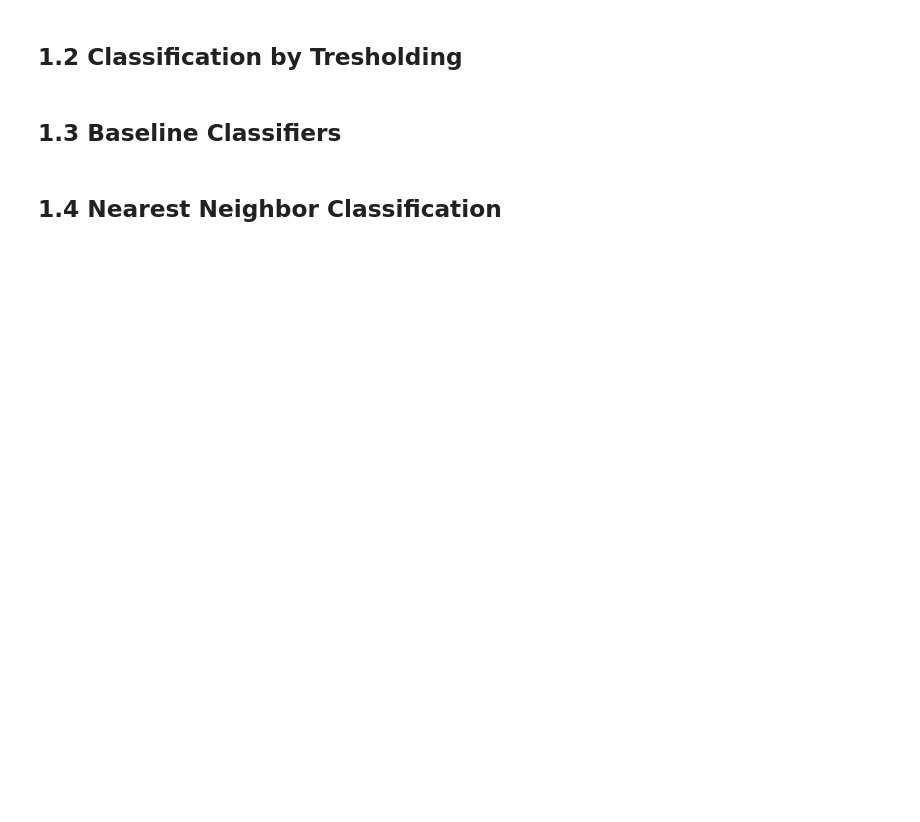
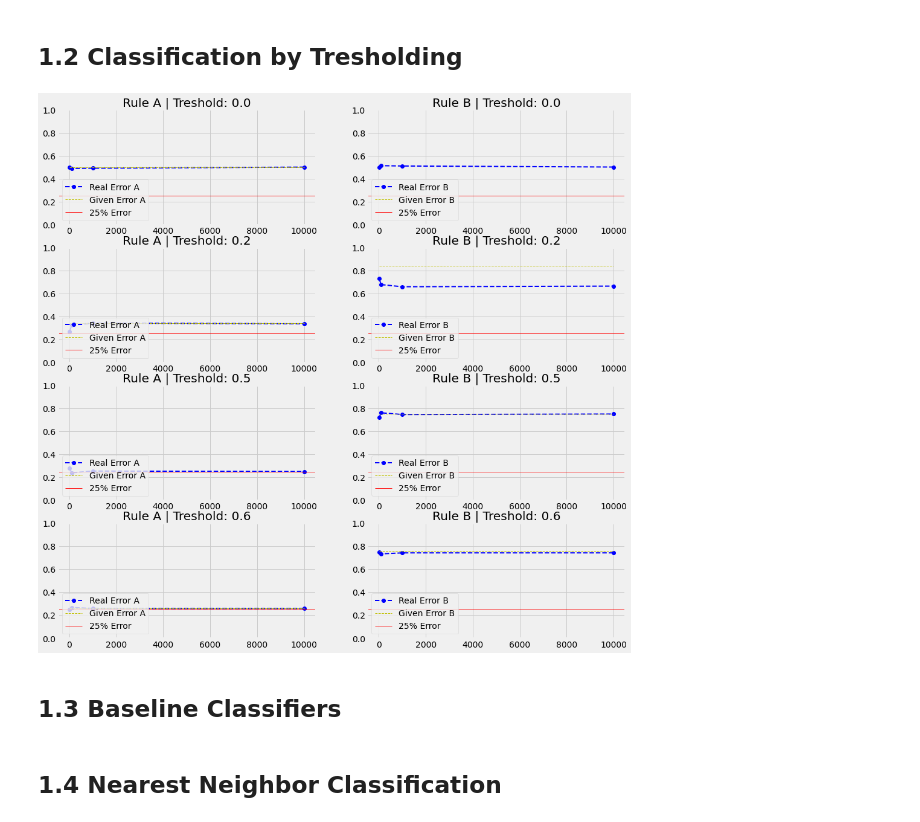
Before and after one commit to juso40/FoML21, a Jupyter notebook: ex01/monte_carlo.ipynb, the cells around one changed output. Cells and saved outputs as stored; diff of their text form; code cells hidden in the pictures; blank space fills up the shorter version.

Commit message:
updated 1.2 plots

```diff
--- a/ex01/monte_carlo.ipynb
+++ b/ex01/monte_carlo.ipynb
@@ -36,22 +36,73 @@ _ = ax[2].set_title("X for Y=0")
 # %%
 def rule_a(features_x: np.ndarray, x_treshold: float) -> np.ndarray:
     return np.array([0 if x < x_treshold else 1 for x in features_x])
 
 def rule_b(features_x: np.ndarray, x_treshold: float) -> np.ndarray:
     return np.array([1 if x < x_treshold else 0 for x in features_x])
 
 def error_prob_rule_a(x_treshold: float) -> float:
     return 0.25 + (x_treshold - 0.5)**2
 
 def error_prob_rule_b(x_treshold: float) -> float:
     return 0.75 + (x_treshold - 0.5)**2
 
 x_t: List[float] = [0.0, 0.2, 0.5, 0.6]
-M: Set[int] = {10, 100, 1000, 10000}
-for treshold in x_t:
-    for m in M:
+M: List[int] = [10, 100, 1000, 10000]
+
+fig: plt.Figure
+ax: List[List[plt.Axes]]
+fig, ax = plt.subplots(len(x_t), 2, figsize=(15, 15))
+
+error_a: float = 0.0
+error_b: float = 0.0
+for ax_i, treshold in enumerate(x_t):
+    plot_a: List[Tuple[int, float]] = []
+    plot_b: List[Tuple[int, float]] = []
+    error_func_a: List[Tuple[int, float]] = []
+    error_func_b: List[Tuple[int, float]] = []
+    for j, m in enumerate(M):
+        error_a = 0.0  # reset our errors for earch 10 runs
+        error_b = 0.0
         for i in range(10):
+            # Create Test Data
             x, y = create_data(m)
+
+            # RuleA
+            rule_y = rule_a(x, treshold)
+            diff: np.ndarray = (y+rule_y)  # if matched, then either 0+0 or 1+1, so error is 1
+            error_a += np.count_nonzero(diff==1)/len(diff)
+
+            # RuleB
+            rule_y = rule_b(x, treshold)
+            diff: np.ndarray = (y+rule_y)
+            error_b += np.count_nonzero(diff==1)/len(diff)
+        error_a /= 10  # divide our sum of errors by the amount of runs
+        error_b /= 10
+
+
+        plot_a.append((m, error_a))
+        plot_b.append((m, error_b))
+
+        error_func_a.append((m, error_prob_rule_a(treshold)))
+        error_func_b.append((m, error_prob_rule_b(treshold)))
+
+    # Plot Error A
+    ax[ax_i][0].plot(*zip(*plot_a), "--bo" , linewidth=2, label="Real Error A")
+    ax[ax_i][0].plot(*zip(*error_func_a), "--g" , linewidth=1, label="Given Error A")
+    ax[ax_i][0].set_title(f"Rule A | Treshold: {treshold}")
+    ax[ax_i][0].axhline(0.25, color="red", linewidth=1, label="25% Error")
+    ax[ax_i][0].set_ybound(0, 1)
+    ax[ax_i][0].legend(loc="lower left")
+
+    # Plot Error B
+    ax[ax_i][1].plot(*zip(*plot_b), "--bo" , linewidth=2, label="Real Error B")
+    ax[ax_i][1].plot(*zip(*error_func_b), "--g" , linewidth=1, label="Given Error B")
+    ax[ax_i][1].set_title(f"Rule B | Treshold: {treshold}")
+    ax[ax_i][1].axhline(0.25, color="red", linewidth=1, label="25% Error")
+    ax[ax_i][1].set_ybound(0, 1)
+    ax[ax_i][1].legend(loc="lower left")
+# %% [output]
+[figure, added]
 # %% [markdown]
 ## 1.3 Baseline Classifiers
 # %%
```
Also changed, not shown: parts of 1 cell of this notebook.
